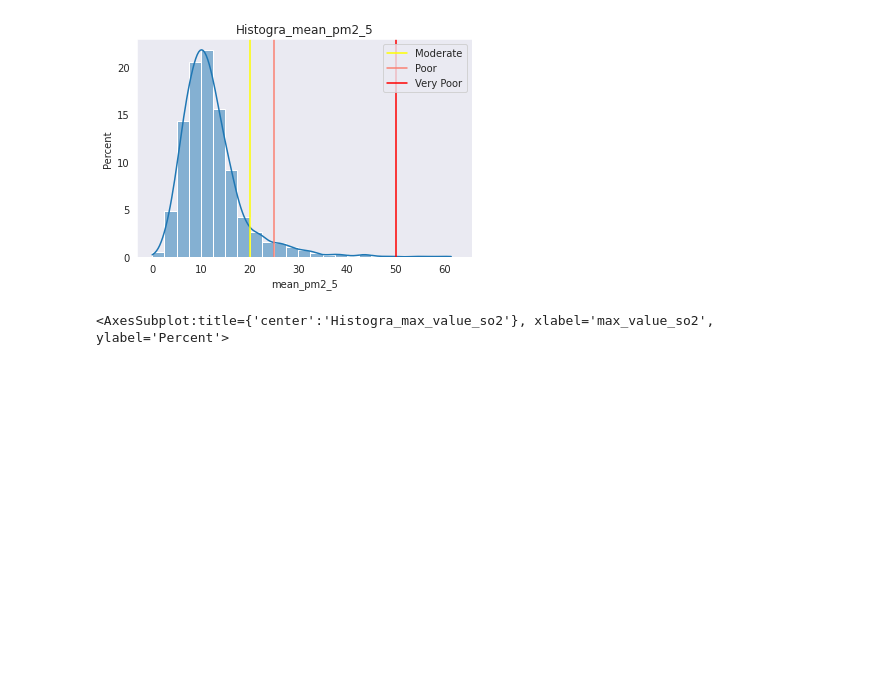
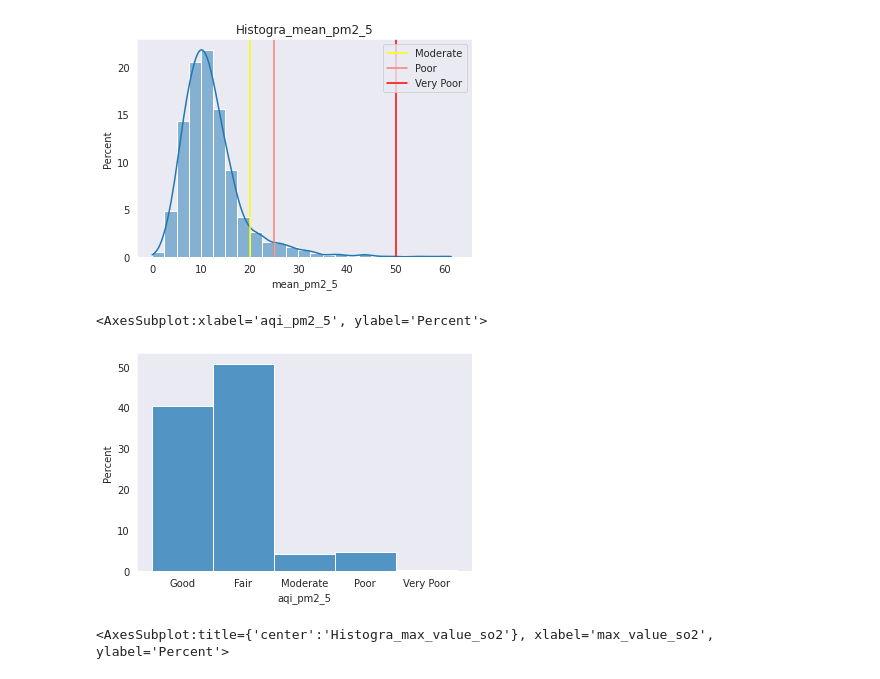
Before and after one commit to fxschmidt/AirPollution, a Jupyter notebook: Eigenes_Projekt/analysis_AirPollution.ipynb, the cells around one changed output. Cells and saved outputs as stored; diff of their text form; code cells hidden in the pictures; blank space fills up the shorter version.

```diff
--- a/Eigenes_Projekt/analysis_AirPollution.ipynb
+++ b/Eigenes_Projekt/analysis_AirPollution.ipynb
@@ -104,9 +86,3 @@ for y in [f"max_value_{i}" for i in pollutans[:4]]:
-# %%
-# show the change over the year
-pollution_year = pollution
-pollution["month"] = (pollution.index).month
-pollution_year = pollution_year.groupby(by="month").mean()
-scaler=StandardScaler()
 # %%
 def pollutant_hist(pollutant,bins=5,max_value=True,show_aqi="all"):
     global aqi_levels
@@ -133,6 +113,11 @@ pollutant_hist("pm2_5",bins=2.5,max_value=False)
 # %% [output]
 <AxesSubplot:title={'center':'Histogra_mean_pm2_5'}, xlabel='mean_pm2_5', ylabel='Percent'>
 [figure]
+# %%
+sns.histplot(x=pollution["aqi_pm2_5"],stat="percent")
+# %% [output]
+<AxesSubplot:xlabel='aqi_pm2_5', ylabel='Percent'>
+[figure, added]
 # %%
 pollutant_hist("so2",bins=10,show_aqi="moderate")
 # %% [output]
```
Also changed, not shown: parts of 20 cells of this notebook, 7 other files.
